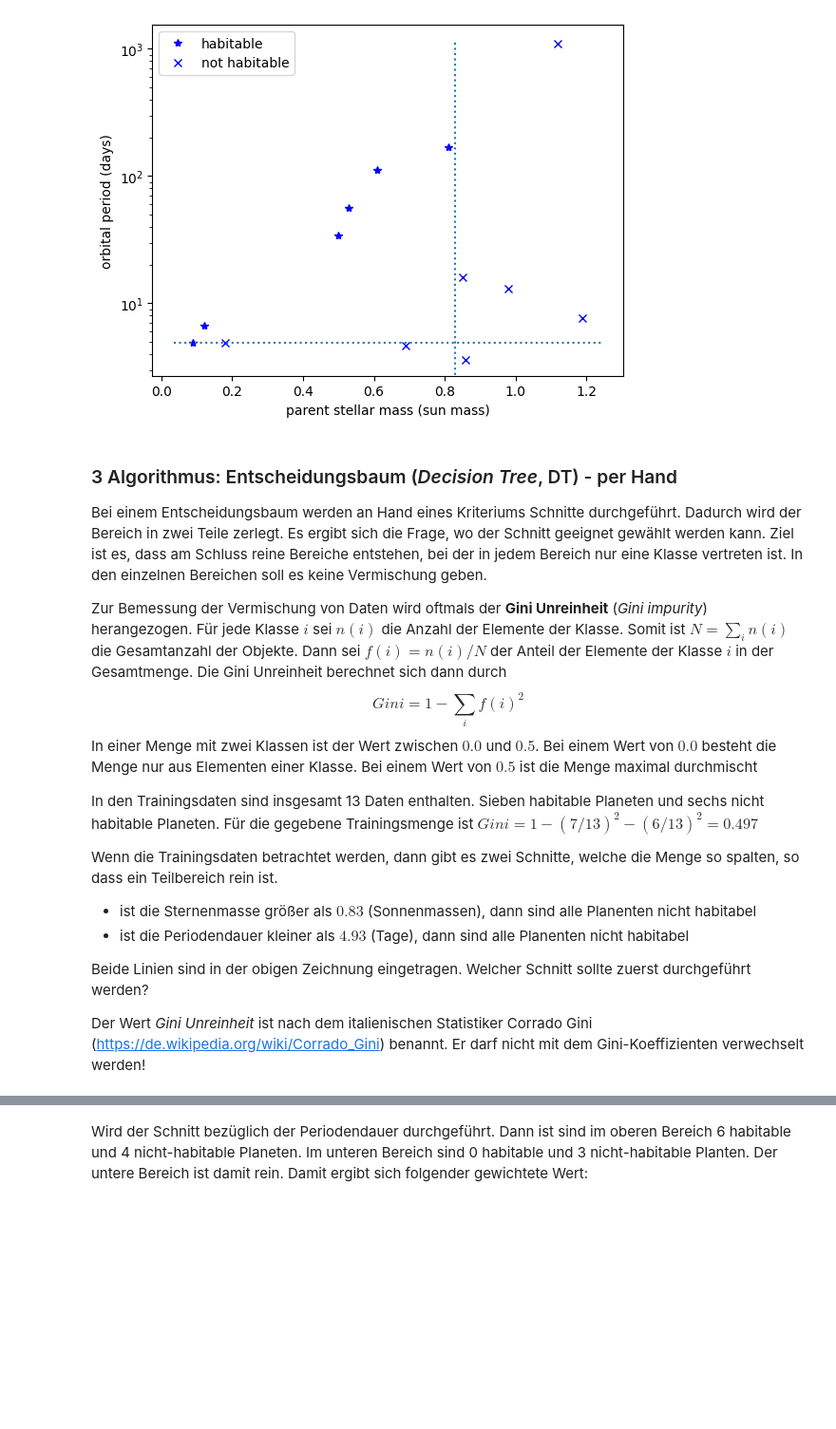
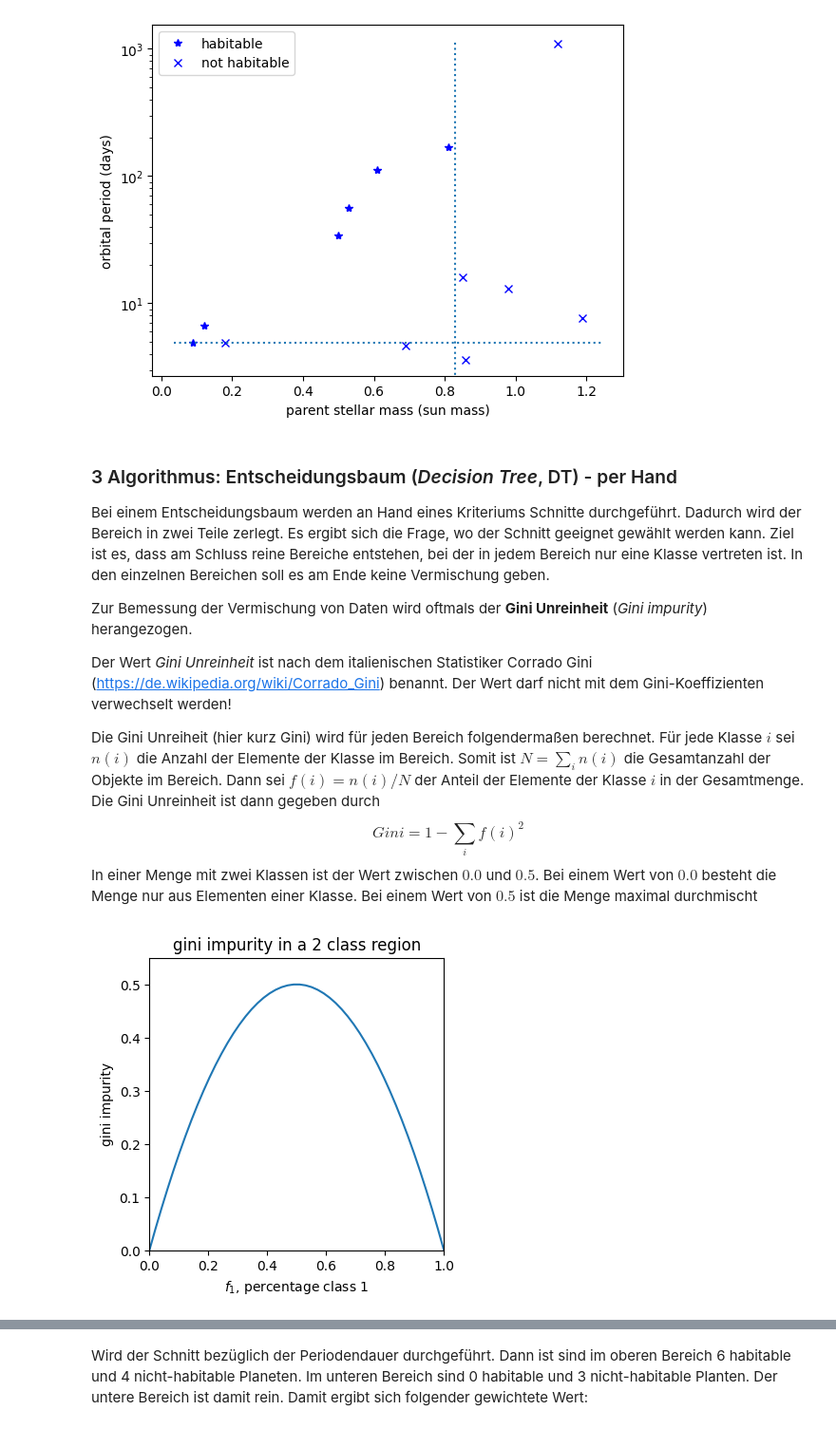
Before and after one commit to Zeh-Marschke/MLe, a Jupyter notebook: ML02b-Entscheidungsbaum.ipynb, the cells around one changed output, grey strips where cells are left out. Shown at 95% size. Cells and saved outputs as stored; diff of their text form; code cells hidden in the pictures; blank space fills up the shorter version.

```diff
--- a/ML02b-Entscheidungsbaum.ipynb
+++ b/ML02b-Entscheidungsbaum.ipynb
@@ -148,25 +161,33 @@ plt.show ()
 ### 3 Algorithmus: Entscheidungsbaum (*Decision Tree*, DT) - per Hand
 Bei einem Entscheidungsbaum werden an Hand eines Kriteriums Schnitte durchgeführt. Dadurch wird der Bereich in zwei Teile zerlegt.
 Es ergibt sich die Frage, wo der Schnitt geeignet gewählt werden kann. Ziel ist es, dass am Schluss reine Bereiche entstehen,
-bei der in jedem Bereich nur eine Klasse vertreten ist. In den einzelnen Bereichen soll es keine Vermischung geben.
+bei der in jedem Bereich nur eine Klasse vertreten ist. In den einzelnen Bereichen soll es am Ende keine Vermischung geben.
 
 Zur Bemessung der Vermischung von Daten wird oftmals der **Gini Unreinheit** (*Gini impurity*) herangezogen.
-Für jede Klasse $i$ sei $n(i)$ die Anzahl der Elemente der Klasse. Somit ist $N = \sum_i n(i)$ die Gesamtanzahl der Objekte.
+
+Der Wert *Gini Unreinheit* ist nach dem italienischen Statistiker Corrado Gini (https://de.wikipedia.org/wiki/Corrado_Gini) benannt.
+Der Wert darf nicht mit dem Gini-Koeffizienten verwechselt werden!
+
+Die Gini Unreiheit (hier kurz Gini) wird für jeden Bereich folgendermaßen berechnet.
+Für jede Klasse $i$ sei $n(i)$ die Anzahl der Elemente der Klasse im Bereich.
+Somit ist $N = \sum_i n(i)$ die Gesamtanzahl der Objekte im Bereich.
 Dann sei $f(i) = n(i) / N$ der Anteil der Elemente der Klasse $i$ in der Gesamtmenge.
-Die Gini Unreinheit berechnet sich dann durch
+Die Gini Unreinheit ist dann gegeben durch
 $$ Gini = 1 - \sum_i f(i)^2 $$
 In einer Menge mit zwei Klassen ist der Wert zwischen $0.0$ und $0.5$. Bei einem Wert von $0.0$ besteht die Menge nur aus Elementen einer Klasse.
 Bei einem Wert von $0.5$ ist die Menge maximal durchmischt
-
-In den Trainingsdaten sind insgesamt 13 Daten enthalten. Sieben habitable Planeten und sechs nicht habitable Planeten.
-Für die gegebene Trainingsmenge ist $Gini = 1 - (7/13)^2 - (6/13)^2 = 0.497$
-
-Wenn die Trainingsdaten betrachtet werden, dann gibt es zwei Schnitte, welche die Menge so spalten, so dass ein Teilbereich
-rein ist.
-- ist die Sternenmasse größer als $0.83$ (Sonnenmassen), dann sind alle Planenten nicht habitabel
-- ist die Periodendauer kleiner als $4.93$ (Tage), dann sind alle Planenten nicht habitabel
-
-Beide Linien sind in der obigen Zeichnung eingetragen. Welcher Schnitt sollte zuerst durchgeführt werden?
-
-Der Wert *Gini Unreinheit* ist nach dem italienischen Statistiker Corrado Gini (https://de.wikipedia.org/wiki/Corrado_Gini) benannt.
-Er darf nicht mit dem Gini-Koeffizienten verwechselt werden!
+# %%
+# --- plot gini for a 2-class-example
+f1 = np.linspace (0.0, 1.0, 50)
+f2 = 1.0 - f1
+gini = 1 - f1 **2 - f2 **2
+plt.figure (figsize=(4,4))
+plt.plot (f1, gini)
+plt.xlim ([0.0, 1.0])
+plt.xlabel ("$f_1$, percentage class 1")
+plt.ylim ([0.0, 0.55])
+plt.ylabel ("gini impurity")
+plt.title ("gini impurity in a 2 class region")
+plt.show ()
+# %% [output]
+[figure, added]
```
Also changed, not shown: parts of 29 cells of this notebook, 3 other files.
